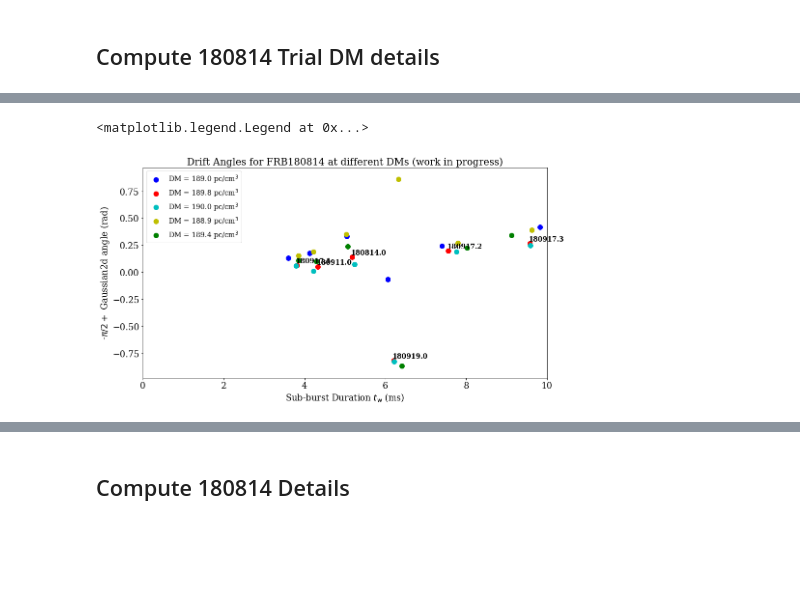
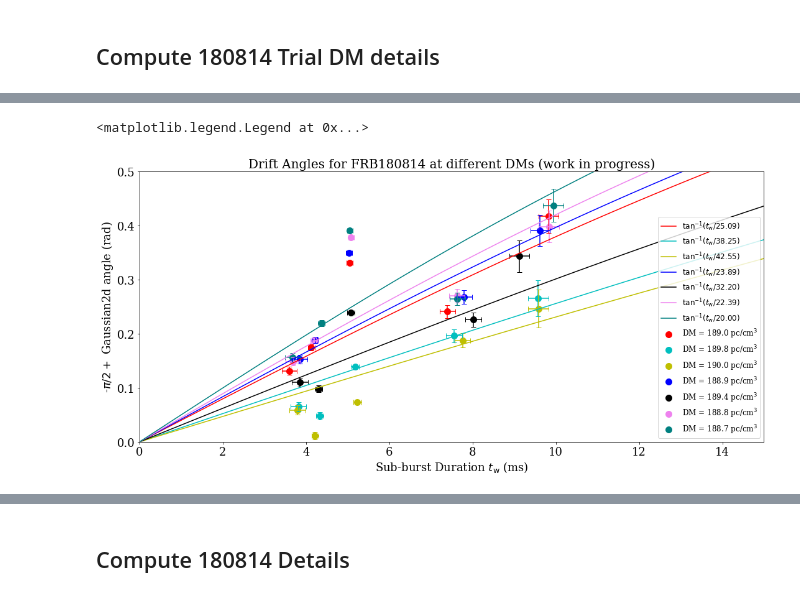
Before and after one commit to mef51/subdriftlaw, a Jupyter notebook: universal/DriftvsDuration_universal.ipynb, the cells around one changed output, grey strips where cells are left out. Cells and saved outputs as stored; diff of their text form; code cells hidden in the pictures; blank space fills up the shorter version.

```diff
--- a/universal/DriftvsDuration_universal.ipynb
+++ b/universal/DriftvsDuration_universal.ipynb
@@ -51,7 +51,7 @@ for param, paramerr in zip(params180916, paramerrs180916):
 #########
 
 #########
-dms180814 = [189.0 , 189.8 , 190.0, 188.9 , 189.4]
+dms180814 = [189.0 , 189.8 , 190.0, 188.9 , 189.4, 188.8, 188.7]
 dm_idx = 3
 bursts180814 = pd.merge(pd.read_csv('data/CHIME_FRB180814.J0422+73/chime_180814_fit_params_dm{}.csv'.format(dms180814[dm_idx])),
                         pd.read_csv('data/CHIME_FRB180814.J0422+73/chime_180814_param_errors_dm{}.csv'.format(dms180814[dm_idx])),
@@ -376,4 +420,7 @@ plt.legend(fontsize='x-large')
 # %%
+plt.rcParams["errorbar.capsize"] = 4
+plt.rcParams["font.family"] = "serif"
+
 def cleanAngle(row):
     angle = row['angle']
     if angle < 0 or angle > np.pi:
@@ -393,7 +440,7 @@ def cleanAngle(row):
 def atanmodel(B, x):
     return np.arctan(x/B[0])
 
-zero_ddm_fit = 6.554218399099785
+zero_ddm_fit = 32.197
 def offset_atanmodel(B, x):
     return np.arctan(x/zero_ddm_fit) + B[0]
 
@@ -434,56 +481,75 @@ for dataframe180814 in dataframes180814:
     dataframe180814['angle_clean'] = dataframe180814[['angle']].apply(cleanAngle, axis=1) - (np.pi/2)
     # dataframe180814['angle_clean'] = (3*np.pi/2) - dataframe180814[['angle']].apply(cleanAngle, axis=1)
 
+def errorexpr(frame):
+#     ex = np.sqrt(frame['red_chisq'])*frame['tau_w_error']
+#     ey = np.sqrt(frame['red_chisq'])*frame['angle_error']
+    ex = frame['tau_w_error']
+    ey = frame['angle_error']
+    return ex, ey
+
 markersize = 100
 fontsize = 18
 annotsize = 14
 logscale = False
-figsize = (15, 8)
-dms180814 = [189.0 , 189.8 , 190.0, 188.9 , 189.4]
-ax = dataframes180814[0].plot.scatter(x='tau_w_ms', y='angle_clean',
-                               figsize=figsize, s=markersize, c='b', colorbar=False, fontsize=fontsize, logy=logscale, logx=logscale, marker='o',
-                               label='DM = 189.0 pc/cm$^3$')
-print(len(dataframes180814))
-for frame, c, label in zip(dataframes180814[1:], ['r', 'c', 'y', 'g', 'm'], ['DM = 189.8 pc/cm$^3$', 'DM = 190.0 pc/cm$^3$', 'DM = 188.9 pc/cm$^3$', 'DM = 189.4 pc/cm$^3$']):
-    print(c)
-    frame.plot.scatter(ax=ax, x='tau_w_ms', y='angle_clean',
-                               figsize=figsize, s=markersize, c=c, colorbar=False, fontsize=fontsize, logy=logscale, logx=logscale, marker='o',
-                               label=label)
+figsize = (18, 8)
+###Defined Above: dms180814 = [189.0 , 189.8 , 190.0, 188.9 , 189.4, 188.8, 188.7]
+drops = [[180919, 180917]]*len(dms180814)
+colors = ['r', 'c', 'y', 'b', 'k', 'violet', 'teal']
+ax = dataframes180814[0].drop(drops[0]).plot.scatter(x='tau_w_ms', y='angle_clean',
+                                    xerr=errorexpr(dataframes180814[0])[0],
+                                    yerr=errorexpr(dataframes180814[0])[1],
+                                    figsize=figsize, s=markersize, c=colors[0], colorbar=False, fontsize=fontsize, logy=logscale, logx=logscale, marker='o',
+                                    label='DM = 189.0 pc/cm$^3$')
+
+labels = ['DM = {} pc/cm$^3$'.format(d) for d in dms180814]
+for i, frame, c, label in zip(range(0, len(dataframes180814[1:])), dataframes180814[1:], colors[1:], labels[1:]):
+    frame.drop(drops[i+1]).plot.scatter(ax=ax, x='tau_w_ms', y='angle_clean',
+                        xerr=errorexpr(frame)[0],
+                        yerr=errorexpr(frame)[1],
+                        figsize=figsize, s=markersize, c=c, colorbar=False, fontsize=fontsize, logy=logscale, logx=logscale, marker='o',
+                        label=label)
 
 ax.set_xlabel('Sub-burst Duration $t_\\mathrm{w}$ (ms)', size=fontsize)
 ax.set_ylabel('-$\pi/2 + $ Gaussian2d angle (rad)', size=fontsize)
 
 ## Find Fits
-# for dataframe180814, drops, pcol, beta in zip(dataframes180814, [[], [], [], []], ['r', 'c', 'y', 'b'], [-6, -4, -3, -9]):
-#     if dataframe180814.equals(dataframes180814[0]):
-#         model = thetamodel
-#     else:
-#         model = offsetmodel
+for dataframe180814, drop, pcol in zip(dataframes180814, drops, colors):
+    if dataframe180814.equals(dataframes180814[4]):
+        model = thetamodel
+    else:
+        model = offsetmodel
+    model = thetamodel
 
-#     datafitter = scipy.odr.RealData(dataframe180814.drop(drops)['tau_w_ms'],
-#                                  dataframe180814.drop(drops)['angle_clean'])
-#     anglefitter = scipy.odr.ODR(datafitter, model, beta0=[1])
-#     anglefitter.set_job(fit_type=0)
-#     anglefit = anglefitter.run()
+    #display(dataframe180814.drop(drop)[['tau_w_ms', 'angle_clean', 'tau_w_error', 'angle_error']])
+    datafitter = scipy.odr.RealData(dataframe180814.drop(drop)['tau_w_ms'],
+                                dataframe180814.drop(drop)['angle_clean'],
+                                sx=errorexpr(dataframe180814)[0],
+                                sy=errorexpr(dataframe180814)[1])
+    anglefitter = scipy.odr.ODR(datafitter, model, beta0=[20])
+    anglefitter.set_job(fit_type=0)
+    anglefit = anglefitter.run()
 
-#     tws = np.linspace(0, 7.5, num=80)
-#     #print(anglefit.beta[0])
-#     if model == thetamodel:
-#         plt.plot(tws, np.arctan(tws/anglefit.beta[0]), c=pcol, label="$\\tan^{{-1}}(t_\\mathrm{{w}}/{:.2f})$".format(anglefit.beta[0]))
-#     elif model == offsetmodel:
-#         plt.plot(tws, np.arctan(tws/zero_ddm_fit) + anglefit.beta[0], c=pcol, label="$\\tan^{{-1}}(t_\\mathrm{{w}}/{:.2f}) {:+.2f}$ rad".format(zero_ddm_fit, anglefit.beta[0]) )
+    tws = np.linspace(0, 15, num=80)
+    #print(anglefit.beta[0])
+    if model == thetamodel:
+        print(anglefit.beta[0])
+        plt.plot(tws, np.arctan(tws/anglefit.beta[0]), c=pcol, label="$\\tan^{{-1}}(t_\\mathrm{{w}}/{:.2f})$".format(anglefit.beta[0]))
+    elif model == offsetmodel:
+        plt.plot(tws, np.arctan(tws/zero_ddm_fit) + anglefit.beta[0], c=pcol, label="$\\tan^{{-1}}(t_\\mathrm{{w}}/{:.2f}) {:+.2f}$ rad".format(zero_ddm_fit, anglefit.beta[0]) )
 
 ## Point Annotations
 # for k, v in dataframes180814[3].iterrows():
 #     ax.annotate(int(k) if k != 15.5 else k, (v['tau_w_ms'], v['angle_clean']), xytext=(-3,5), textcoords='offset points', weight='bold', size=annotsize)
 # for k, v in dataframes180814[0].drop([15]).iterrows():
 #     ax.annotate(int(k) if k != 15.5 else k, (v['tau_w_ms'], v['angle_clean']), xytext=(-3,5), textcoords='offset points', weight='bold', size=annotsize)
-for k, v in dataframes180814[1].iterrows():
-    ax.annotate(k, (v['tau_w_ms'], v['angle_clean']), xytext=(-3,5), textcoords='offset points', weight='bold', size=annotsize)
+# for k, v in dataframes180814[6].drop(drops[3]).iterrows():
+#     ax.annotate(k, (v['tau_w_ms'], v['angle_clean']), xytext=(-3,5), textcoords='offset points', weight='bold', size=annotsize)
 
-ax.set_xlim(0, 10)
+ax.set_xlim(0, 15)
+ax.set_ylim(0, 0.5)
 plt.title("Drift Angles for FRB180814 at different DMs (work in progress)", size=20)
-plt.legend(fontsize='x-large')
+plt.legend(fontsize='large', loc=4)
 # plt.savefig('angleatdifferentDMs.png')
 # plt.savefig('angleatdifferentDMs.pdf')
 # %% [output]
@@ -495,2 +563,2 @@ g
 <matplotlib.legend.Legend at 0x...>
-[figure, old version]
+[figure, new version]
```
Also changed, not shown: parts of 13 cells of this notebook, 41 other files.
